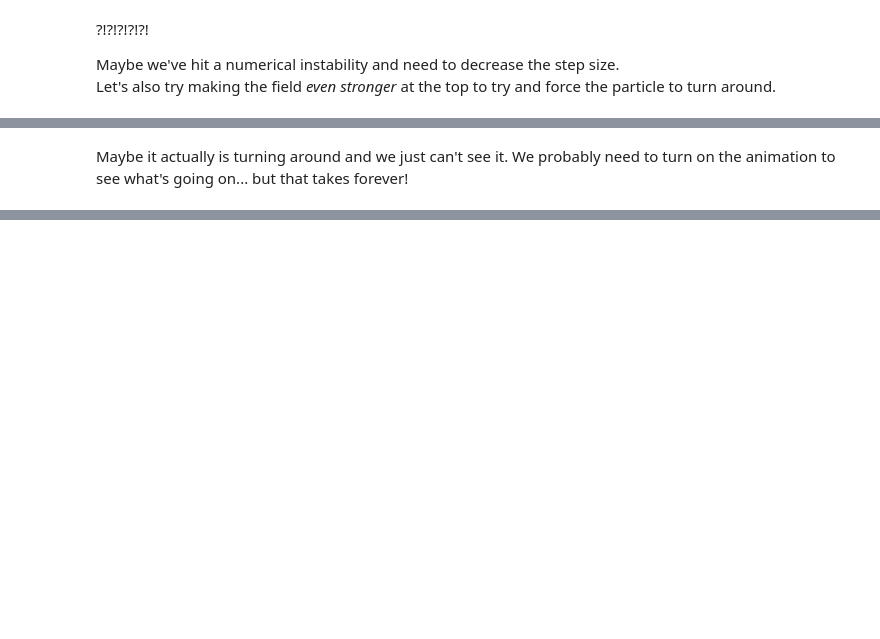
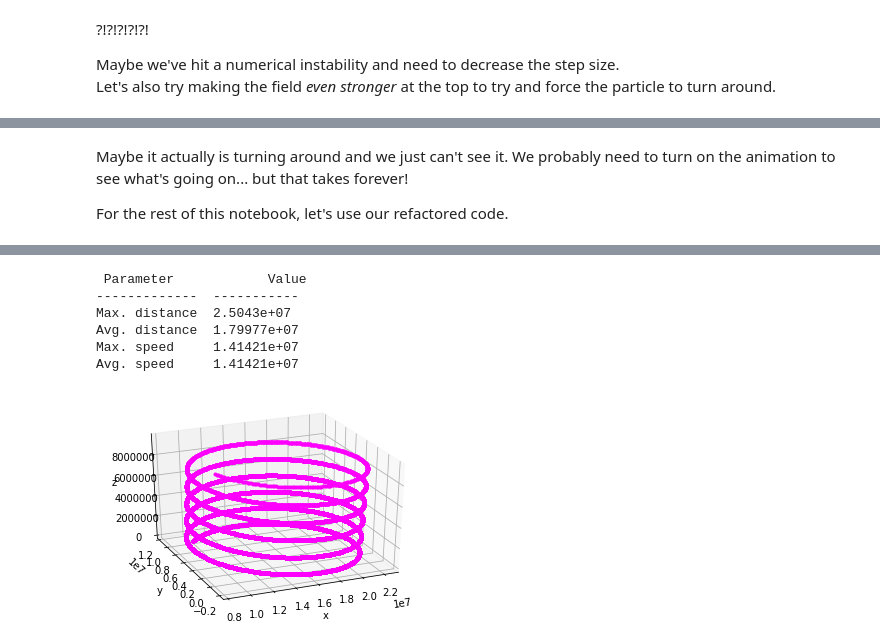
Before and after one commit to sgango/Y1-Project, a Jupyter notebook: ntbks/7_bounce.ipynb, the cells around one changed output, grey strips where cells are left out. Cells and saved outputs as stored; diff of their text form; code cells hidden in the pictures; blank space fills up the shorter version.

```diff
--- a/ntbks/7_bounce.ipynb
+++ b/ntbks/7_bounce.ipynb
@@ -394,2 +357,12 @@ plt.show()
 # %% [markdown]
 Maybe it actually is turning around and we just can't see it. We probably need to turn on the animation to see what's going on... but that takes forever!
+
+For the rest of this notebook, let's use our refactored code.
+# %%
+from y1project import *
+
+r, v = rk4(lorentz, r0, v0, h, end)  # call the integrator
+plot_or_anim(r, frames, True, *plotsetup(r))
+if tableprint: printout(r, v)
+if export: textout(r, v)
+# %% [output]
@@ -395,0 +370,7 @@ Maybe it actually is turning around and we just can't see it. We probably need t
+ Parameter            Value
+-------------  -----------
+Max. distance  2.5043e+07
+Avg. distance  1.79977e+07
+Max. speed     1.41421e+07
+Avg. speed     1.41421e+07
+[figure, added]
```
Also changed, not shown: parts of 7 cells of this notebook, 2 other files.
